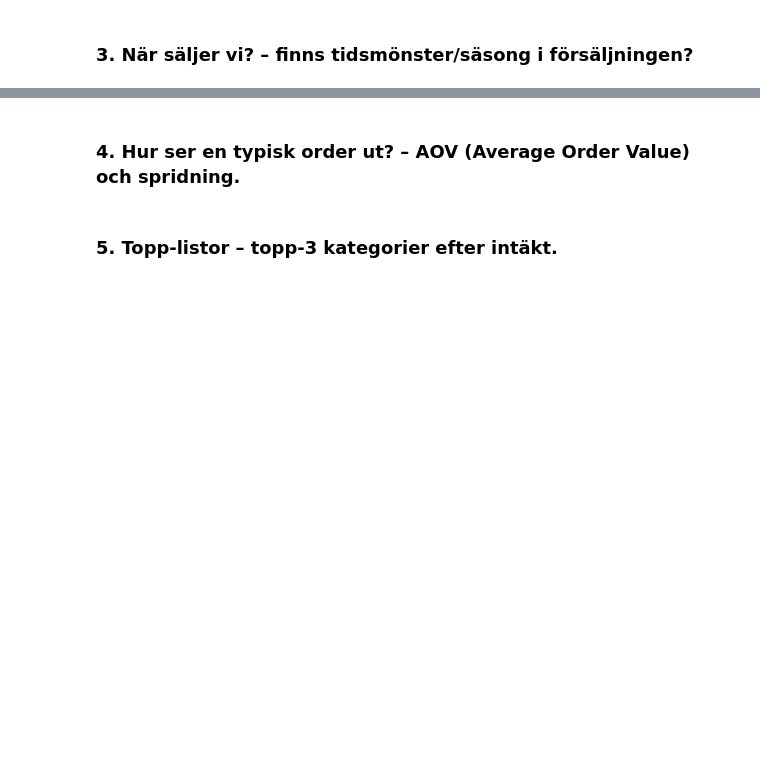
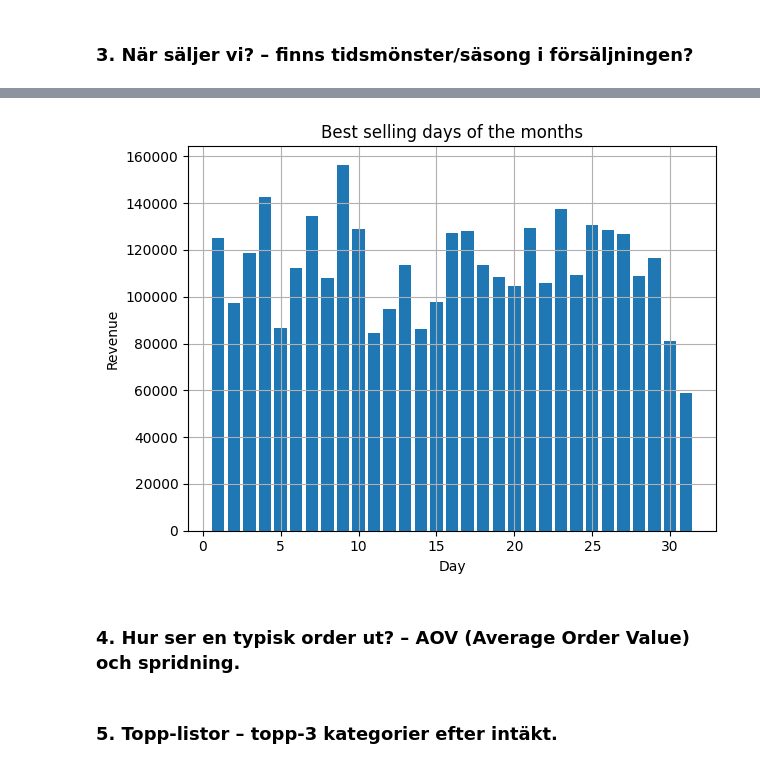
Before and after one commit to NadineKn/TW1, a Jupyter notebook: report.ipynb, the cells around one changed output, grey strips where cells are left out. Cells and saved outputs as stored; diff of their text form; code cells hidden in the pictures; blank space fills up the shorter version.

```diff
--- a/report.ipynb
+++ b/report.ipynb
@@ -113,3 +159,13 @@ Name: revenue, dtype: float64
+# %%
+plt.bar(revenue_by_day_of_month.index, revenue_by_day_of_month.values)
+plt.xlabel("Day")
+plt.ylabel("Revenue")
+plt.title("Best selling days of the months")
+plt.grid(True)
+plt.tight_layout()
+plt.show()
+# %% [output]
+[figure, added]
 # %% [markdown]
 ### 4. Hur ser en typisk order ut? – AOV (Average Order Value) och spridning.
 # %% [markdown]
```
Also changed, not shown: parts of 11 cells of this notebook, 2 other files.
